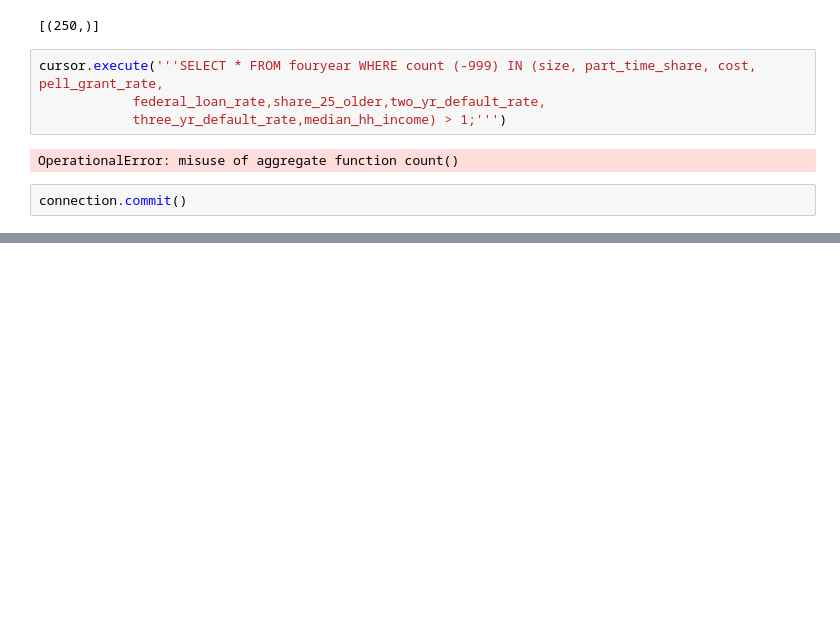
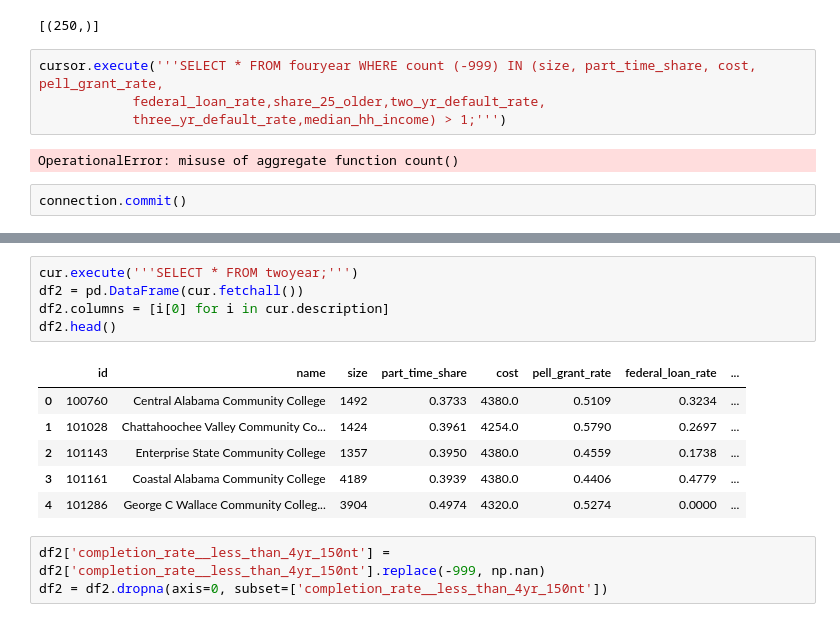
Before and after one commit to thomsu/College_Scorecard, a Jupyter notebook: Untitled.ipynb, the cells around one changed output, grey strips where cells are left out. Saved outputs shown, nothing was run; the diff lists cells and outputs as text; blank space fills up the shorter version.

```diff
--- a/Untitled.ipynb
+++ b/Untitled.ipynb
@@ -176,0 +215,15 @@ connection.commit()
+# %%
+cur.execute('''SELECT * FROM twoyear;''')
+df2 = pd.DataFrame(cur.fetchall())
+df2.columns = [i[0] for i in cur.description]
+df2.head()
+# %% [output]
+|  | id | name | size | part_time_share | cost | pell_grant_rate | federal_loan_rate | ... |
+| 0 | 100760 | Central Alabama Community College | 1492 | 0.3733 | 4380.0 | 0.5109 | 0.3234 | ... |
+| 1 | 101028 | Chattahoochee Valley Community Co... | 1424 | 0.3961 | 4254.0 | 0.5790 | 0.2697 | ... |
+| 2 | 101143 | Enterprise State Community College | 1357 | 0.3950 | 4380.0 | 0.4559 | 0.1738 | ... |
+| 3 | 101161 | Coastal Alabama Community College | 4189 | 0.3939 | 4380.0 | 0.4406 | 0.4779 | ... |
+| 4 | 101286 | George C Wallace Community Colleg... | 3904 | 0.4974 | 4320.0 | 0.5274 | 0.0000 | ... |
+# %%
+df2['completion_rate__less_than_4yr_150nt'] = df2['completion_rate__less_than_4yr_150nt'].replace(-999, np.nan)
+df2 = df2.dropna(axis=0, subset=['completion_rate__less_than_4yr_150nt'])
```
Also changed, not shown: parts of 21 cells of this notebook, 1 other file.
